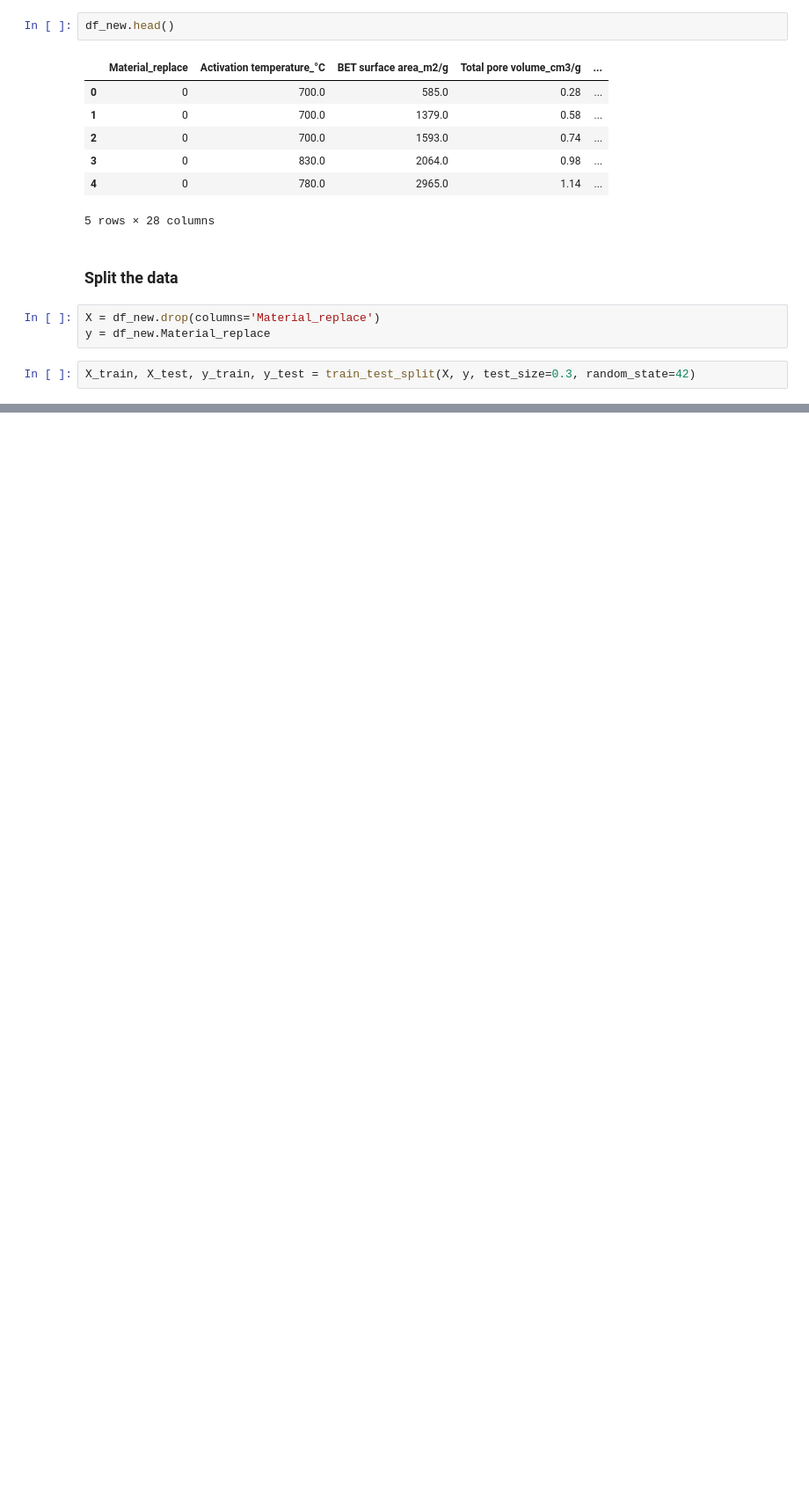
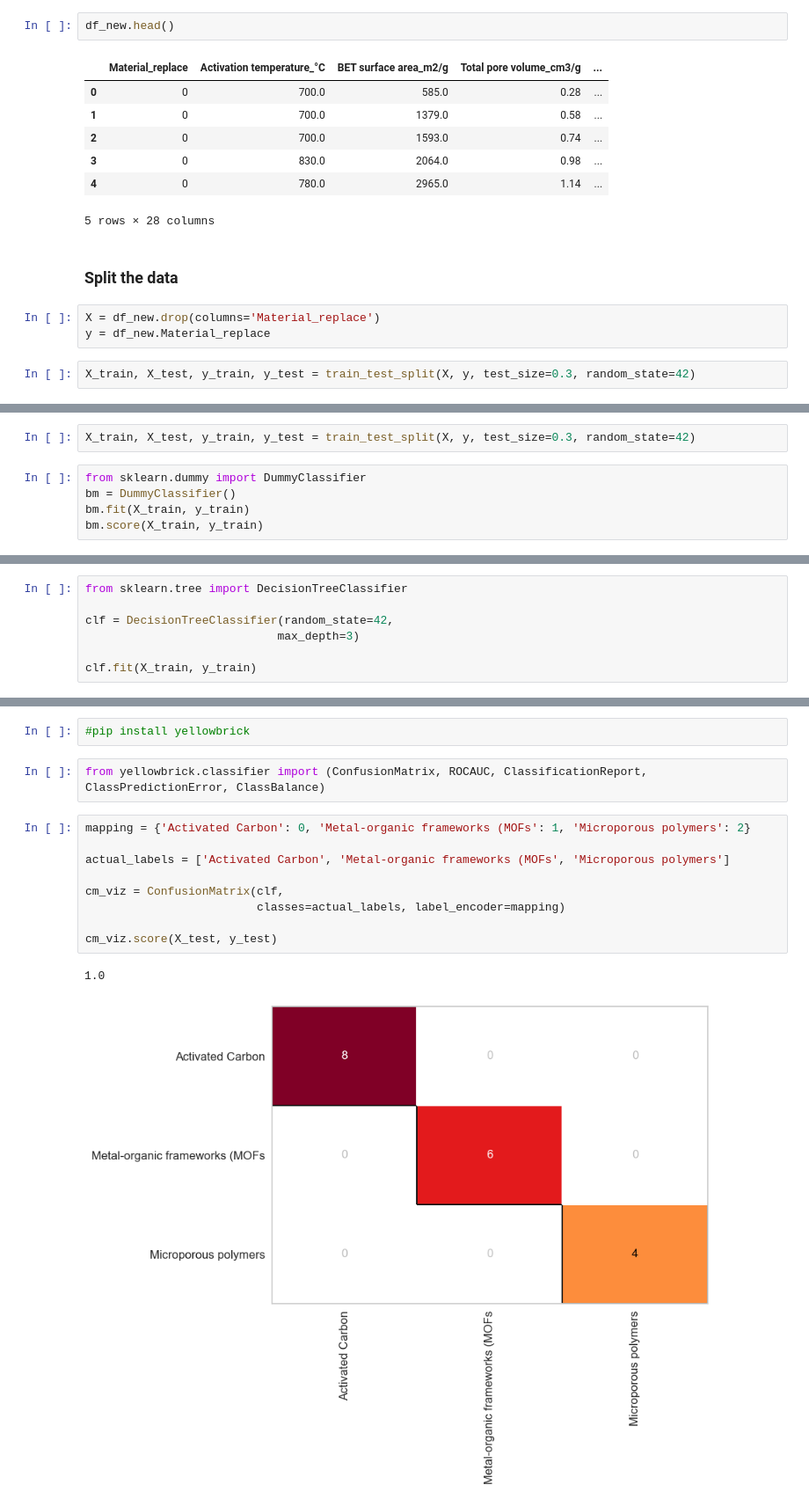
Before and after one commit to 2023396RachelMaeLademora/CA2-Strategic-Thinking-, a Jupyter notebook: CA2 Strategic Thinking.ipynb, the cells around one changed output, grey strips where cells are left out. Shown at 88% size. Drawn from its saved outputs; the diff is of its cells as text; blank space fills up the shorter version.

```diff
--- a/CA2 Strategic Thinking.ipynb
+++ b/CA2 Strategic Thinking.ipynb
@@ -304,0 +420,7 @@ X_train, X_test, y_train, y_test = train_test_split(X, y, test_size=0.3, random_
+# %%
+X_train, X_test, y_train, y_test = train_test_split(X, y, test_size=0.3, random_state=42)
+# %%
+from sklearn.dummy import DummyClassifier
+bm = DummyClassifier()
+bm.fit(X_train, y_train)
+bm.score(X_train, y_train)
@@ -304,0 +433,7 @@ X_train, X_test, y_train, y_test = train_test_split(X, y, test_size=0.3, random_
+# %%
+from sklearn.tree import DecisionTreeClassifier
+
+clf = DecisionTreeClassifier(random_state=42,
+                            max_depth=3)
+
+clf.fit(X_train, y_train)
@@ -304,0 +450,17 @@ X_train, X_test, y_train, y_test = train_test_split(X, y, test_size=0.3, random_
+# %%
+#pip install yellowbrick
+# %%
+from yellowbrick.classifier import (ConfusionMatrix, ROCAUC, ClassificationReport,
+ClassPredictionError, ClassBalance)
+# %%
+mapping = {'Activated Carbon': 0, 'Metal-organic frameworks (MOFs': 1, 'Microporous polymers': 2}
+
+actual_labels = ['Activated Carbon', 'Metal-organic frameworks (MOFs', 'Microporous polymers']
+
+cm_viz = ConfusionMatrix(clf,
+                         classes=actual_labels, label_encoder=mapping)
+
+cm_viz.score(X_test, y_test)
+# %% [output]
+1.0
+[figure, added]
```
Also changed, not shown: parts of 19 cells of this notebook.
